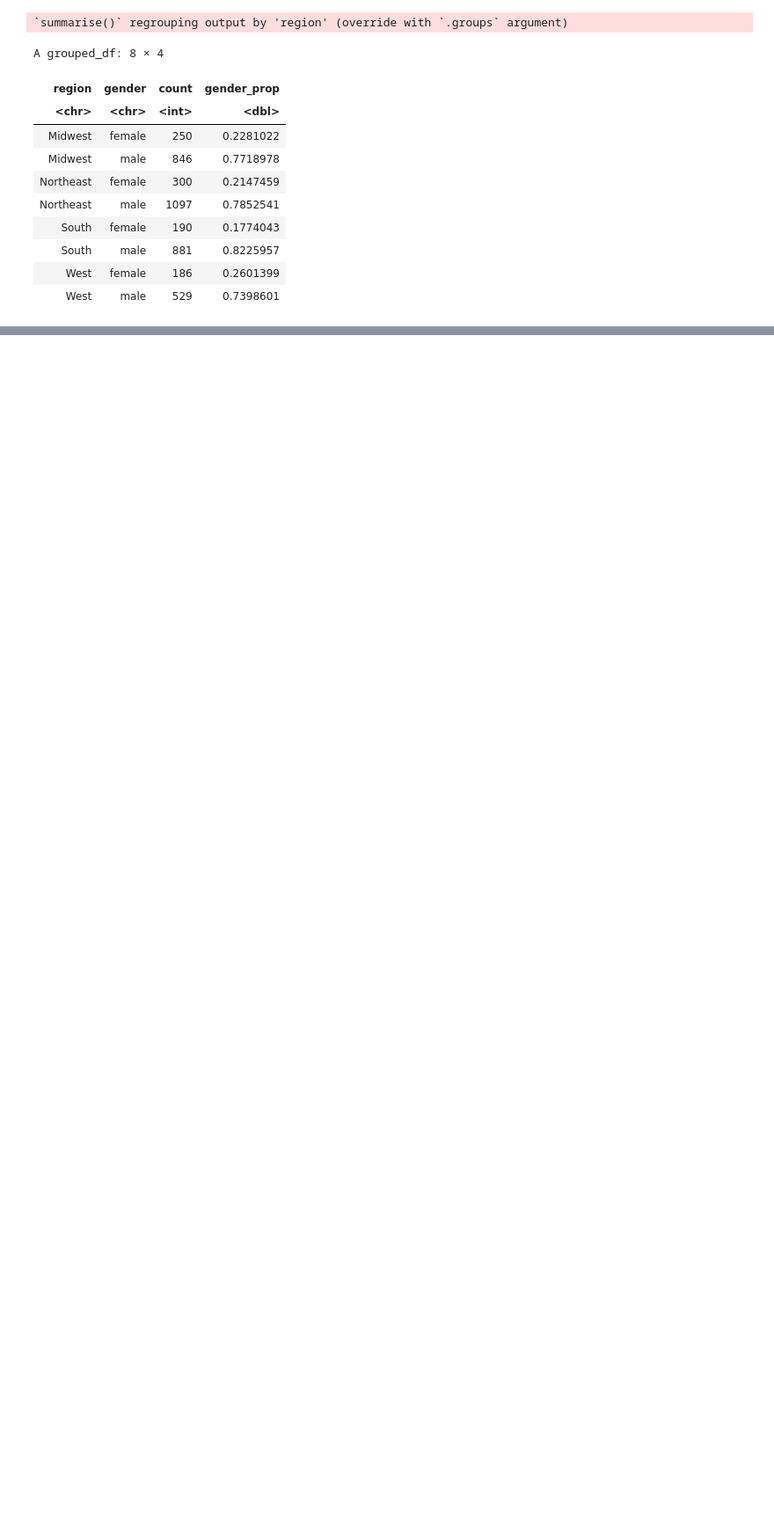
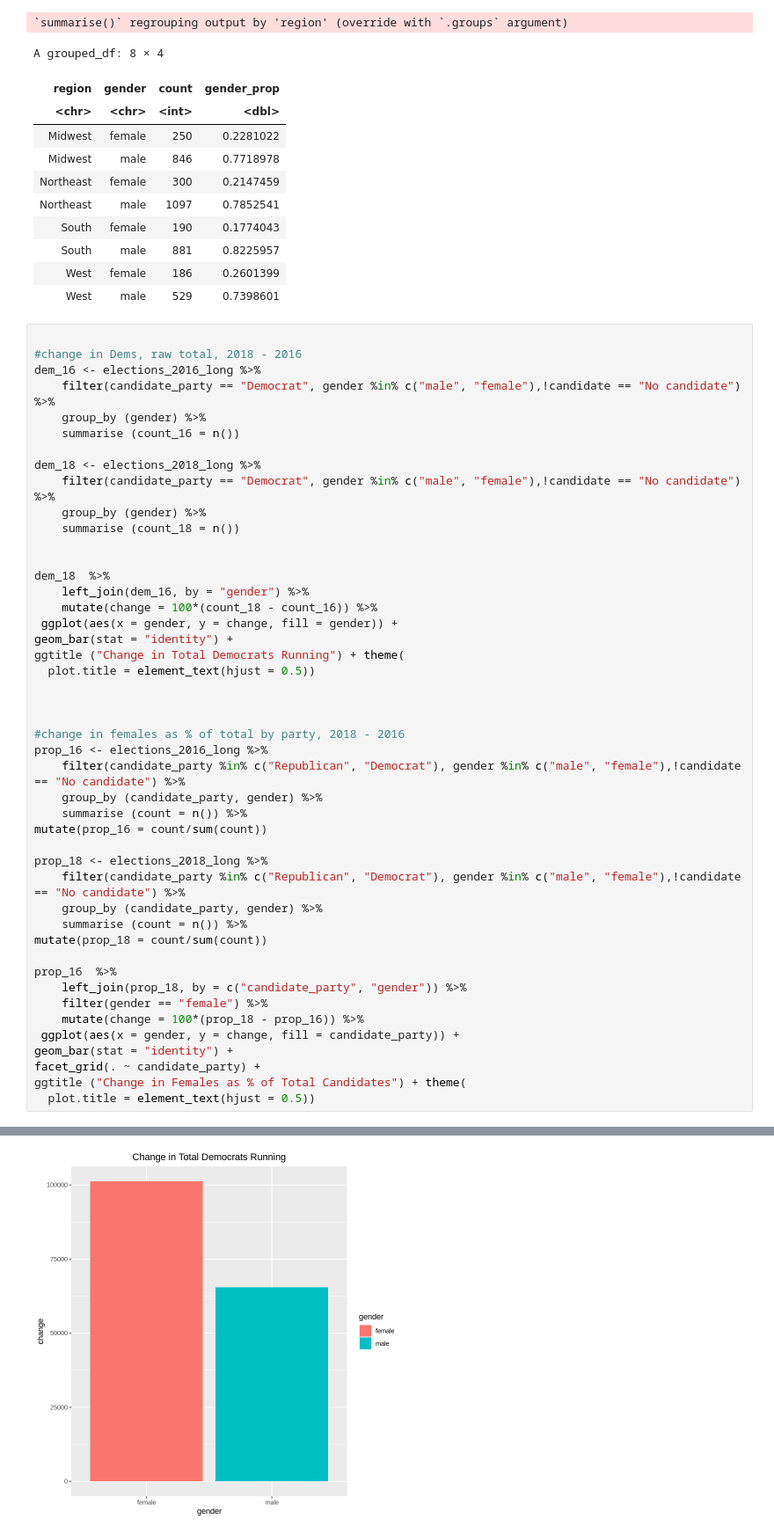
Before and after one commit to michael-bonitati-1117/final_project, a Jupyter notebook: George_Analysis-Copy.ipynb, the cells around one changed output, grey strips where cells are left out. Shown at 88% size. Cells and saved outputs as stored; diff of their text form; blank space fills up the shorter version.

Commit message:
graphs

```diff
--- a/George_Analysis-Copy.ipynb
+++ b/George_Analysis-Copy.ipynb
@@ -1156,3 +1156,50 @@ A grouped_df: 8 × 4
 | South | male | 881 | 0.8225957 |
 | West | female | 186 | 0.2601399 |
 | West | male | 529 | 0.7398601 |
+# %%
+
+#change in Dems, raw total, 2018 - 2016
+dem_16 <- elections_2016_long %>%
+    filter(candidate_party == "Democrat", gender %in% c("male", "female"),!candidate == "No candidate") %>%
+    group_by (gender) %>%
+    summarise (count_16 = n())
+
+dem_18 <- elections_2018_long %>%
+    filter(candidate_party == "Democrat", gender %in% c("male", "female"),!candidate == "No candidate") %>%
+    group_by (gender) %>%
+    summarise (count_18 = n())
+
+
+dem_18  %>%
+    left_join(dem_16, by = "gender") %>%
+    mutate(change = 100*(count_18 - count_16)) %>%
+ ggplot(aes(x = gender, y = change, fill = gender)) +
+geom_bar(stat = "identity") +
+ggtitle ("Change in Total Democrats Running") + theme(
+  plot.title = element_text(hjust = 0.5))
+
+
+
+#change in females as % of total by party, 2018 - 2016
+prop_16 <- elections_2016_long %>%
+    filter(candidate_party %in% c("Republican", "Democrat"), gender %in% c("male", "female"),!candidate == "No candidate") %>%
+    group_by (candidate_party, gender) %>%
+    summarise (count = n()) %>%
+mutate(prop_16 = count/sum(count))
+
+prop_18 <- elections_2018_long %>%
+    filter(candidate_party %in% c("Republican", "Democrat"), gender %in% c("male", "female"),!candidate == "No candidate") %>%
+    group_by (candidate_party, gender) %>%
+    summarise (count = n()) %>%
+mutate(prop_18 = count/sum(count))
+
+prop_16  %>%
+    left_join(prop_18, by = c("candidate_party", "gender")) %>%
+    filter(gender == "female") %>%
+    mutate(change = 100*(prop_18 - prop_16)) %>%
+ ggplot(aes(x = gender, y = change, fill = candidate_party)) +
+geom_bar(stat = "identity") +
+facet_grid(. ~ candidate_party) +
+ggtitle ("Change in Females as % of Total Candidates") + theme(
+  plot.title = element_text(hjust = 0.5))
+# %% [output]
@@ -1158,0 +1213 @@ A grouped_df: 8 × 4
+[figure, added]
```
Also changed, not shown: parts of 1 cell of this notebook.
